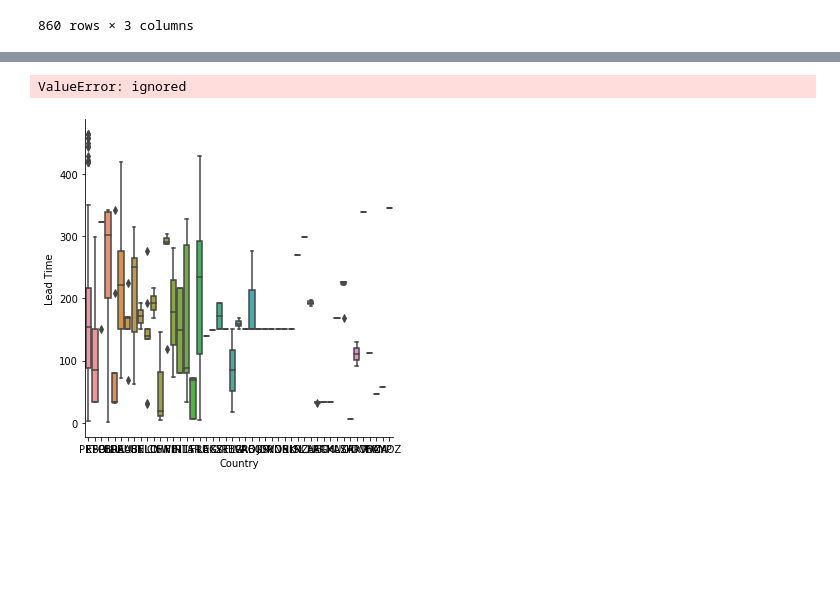
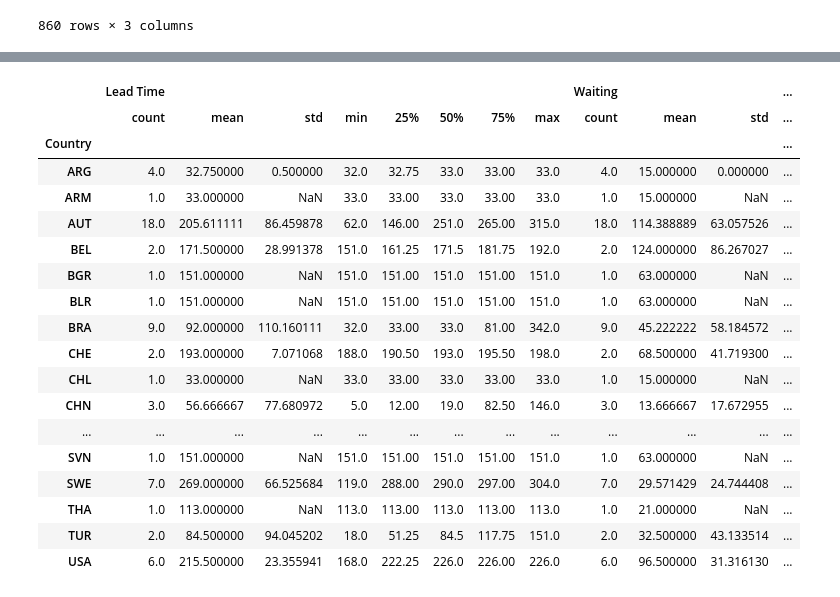
Before and after one commit to Hariharapanda-Deepak/Hotel_booking_Analysis, a Jupyter notebook: Deepak_Hotel_Booking_Analysis_Capstone_Project.ipynb, the cells around one changed output, grey strips where cells are left out. Drawn from its saved outputs; the diff is of its cells as text; code cells hidden in the pictures; blank space fills up the shorter version.

```diff
--- a/Deepak_Hotel_Booking_Analysis_Capstone_Project.ipynb
+++ b/Deepak_Hotel_Booking_Analysis_Capstone_Project.ipynb
@@ -551,7 +544,25 @@ ValueError: ignored
-# %%
-plt.rcParams["figure.figsize"] = [260, 10]
-sns.catplot(data=time_df,kind="box", x = time_df['Country'], y = time_df['Lead Time'])
-plt.show()
-# %% [output]
-ValueError: ignored
-[figure, removed]
+# %%
+time_analysis=time_df.groupby('Country')
+# %%
+T1=time_analysis.describe()
+T1
+# %% [output]
+|  | Lead Time |  |  |  |  |  |  |  | Waiting |  |  | ... |
+|  | count | mean | std | min | 25% | 50% | 75% | max | count | mean | std | ... |
+| Country |  |  |  |  |  |  |  |  |  |  |  | ... |
+| ARG | 4.0 | 32.750000 | 0.500000 | 32.0 | 32.75 | 33.0 | 33.00 | 33.0 | 4.0 | 15.000000 | 0.000000 | ... |
+| ARM | 1.0 | 33.000000 | NaN | 33.0 | 33.00 | 33.0 | 33.00 | 33.0 | 1.0 | 15.000000 | NaN | ... |
+| AUT | 18.0 | 205.611111 | 86.459878 | 62.0 | 146.00 | 251.0 | 265.00 | 315.0 | 18.0 | 114.388889 | 63.057526 | ... |
+| BEL | 2.0 | 171.500000 | 28.991378 | 151.0 | 161.25 | 171.5 | 181.75 | 192.0 | 2.0 | 124.000000 | 86.267027 | ... |
+| BGR | 1.0 | 151.000000 | NaN | 151.0 | 151.00 | 151.0 | 151.00 | 151.0 | 1.0 | 63.000000 | NaN | ... |
+| BLR | 1.0 | 151.000000 | NaN | 151.0 | 151.00 | 151.0 | 151.00 | 151.0 | 1.0 | 63.000000 | NaN | ... |
+| BRA | 9.0 | 92.000000 | 110.160111 | 32.0 | 33.00 | 33.0 | 81.00 | 342.0 | 9.0 | 45.222222 | 58.184572 | ... |
+| CHE | 2.0 | 193.000000 | 7.071068 | 188.0 | 190.50 | 193.0 | 195.50 | 198.0 | 2.0 | 68.500000 | 41.719300 | ... |
+| CHL | 1.0 | 33.000000 | NaN | 33.0 | 33.00 | 33.0 | 33.00 | 33.0 | 1.0 | 15.000000 | NaN | ... |
+| CHN | 3.0 | 56.666667 | 77.680972 | 5.0 | 12.00 | 19.0 | 82.50 | 146.0 | 3.0 | 13.666667 | 17.672955 | ... |
+| ... | ... | ... | ... | ... | ... | ... | ... | ... | ... | ... | ... | ... |
+| SVN | 1.0 | 151.000000 | NaN | 151.0 | 151.00 | 151.0 | 151.00 | 151.0 | 1.0 | 63.000000 | NaN | ... |
+| SWE | 7.0 | 269.000000 | 66.525684 | 119.0 | 288.00 | 290.0 | 297.00 | 304.0 | 7.0 | 29.571429 | 24.744408 | ... |
+| THA | 1.0 | 113.000000 | NaN | 113.0 | 113.00 | 113.0 | 113.00 | 113.0 | 1.0 | 21.000000 | NaN | ... |
+| TUR | 2.0 | 84.500000 | 94.045202 | 18.0 | 51.25 | 84.5 | 117.75 | 151.0 | 2.0 | 32.500000 | 43.133514 | ... |
+| USA | 6.0 | 215.500000 | 23.355941 | 168.0 | 222.25 | 226.0 | 226.00 | 226.0 | 6.0 | 96.500000 | 31.316130 | ... |
```
Also changed, not shown: parts of 7 cells of this notebook.
